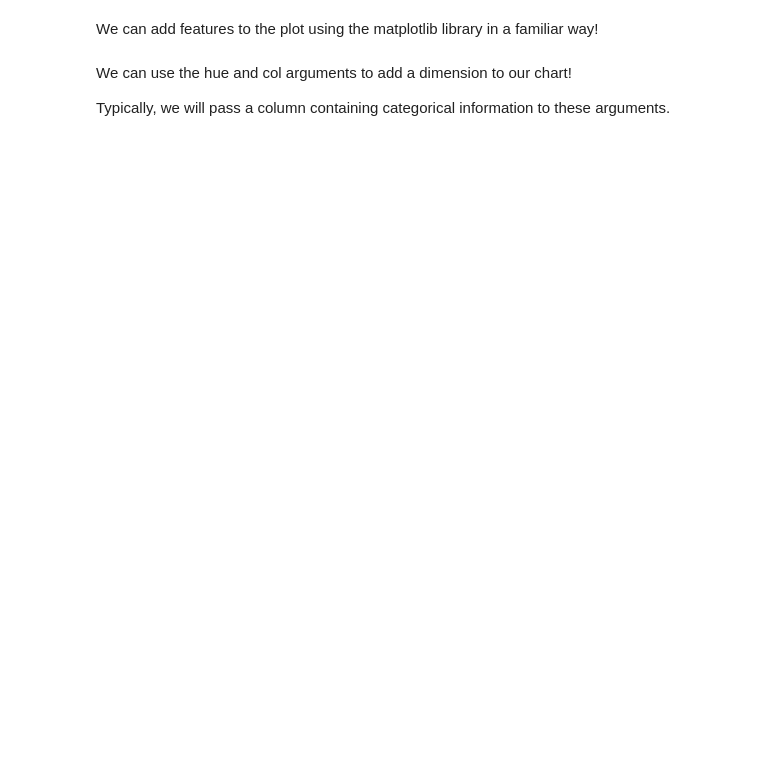
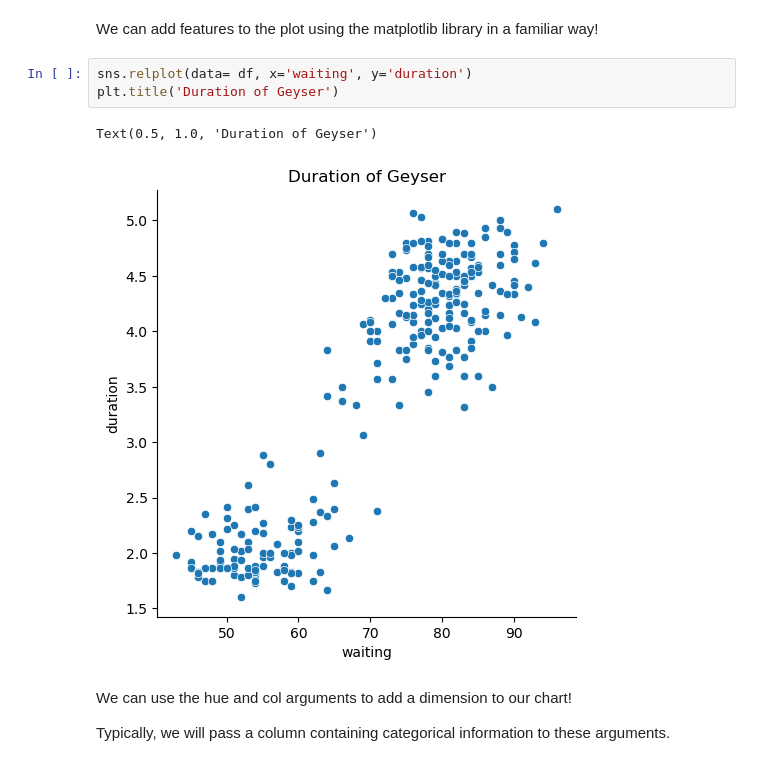
Before and after one commit to Msalazar2/numpy-pandas-visualization-exercises, a Jupyter notebook: seaborn_lesson.ipynb, the cells around one changed output. Drawn from its saved outputs; the diff is of its cells as text; blank space fills up the shorter version.

```diff
--- a/seaborn_lesson.ipynb
+++ b/seaborn_lesson.ipynb
@@ -30,5 +35,11 @@ We will pass in our data, along with the columns to be used for the x and y axes
 # %% [markdown]
 We can add features to the plot using the matplotlib library in a familiar way!
+# %%
+sns.relplot(data= df, x='waiting', y='duration')
+plt.title('Duration of Geyser')
+# %% [output]
+Text(0.5, 1.0, 'Duration of Geyser')
+[figure, added]
 # %% [markdown]
 We can use the hue and col arguments to add a dimension to our chart!
 
```
Also changed, not shown: parts of 9 cells of this notebook, 8 other files.
